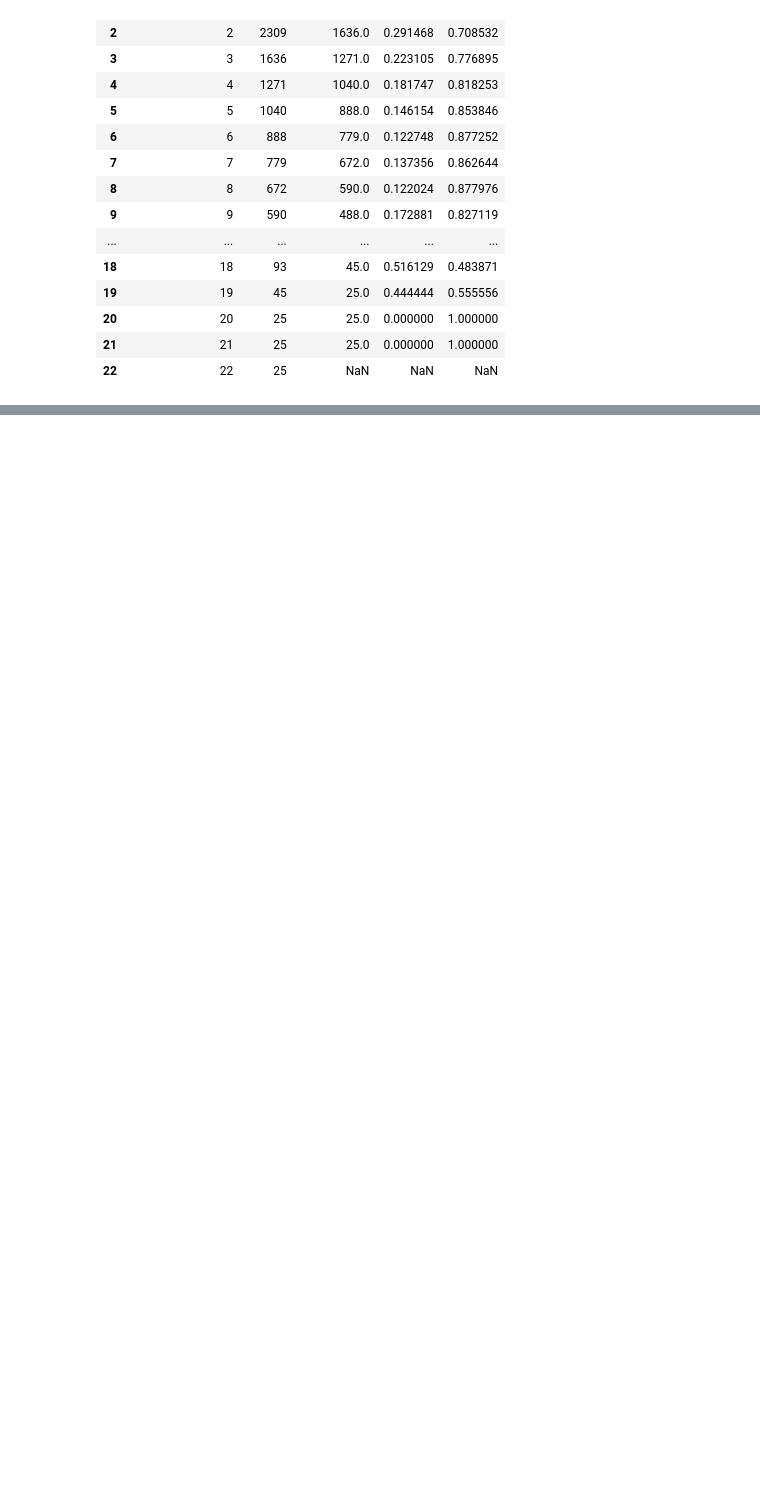
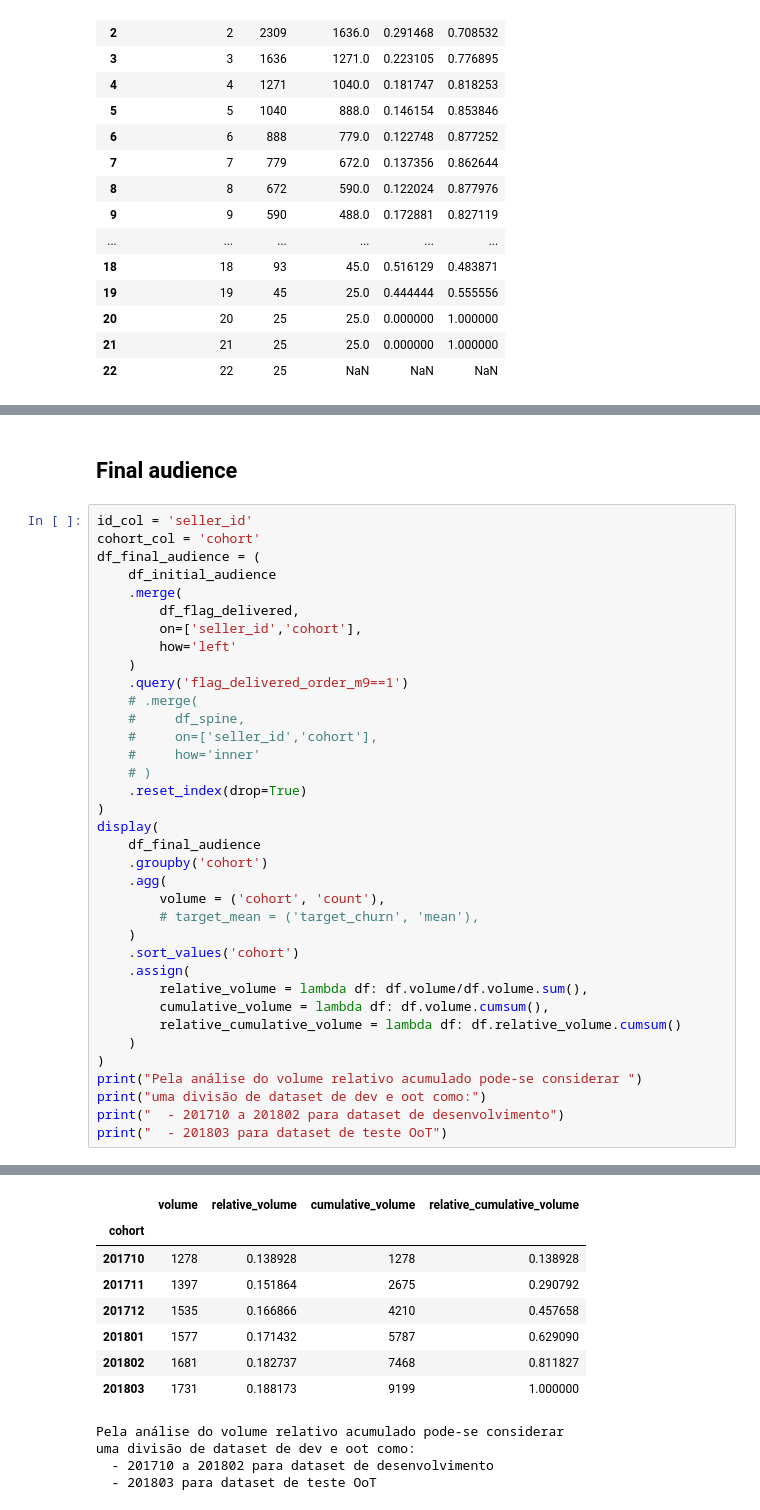
Before and after one commit to BrunoRammon/olist_project, a Jupyter notebook: notebooks/target_definition.ipynb, the cells around one changed output, grey strips where cells are left out. Cells and saved outputs as stored; diff of their text form; blank space fills up the shorter version.

```diff
--- a/notebooks/target_definition.ipynb
+++ b/notebooks/target_definition.ipynb
@@ -401,0 +572,39 @@ Observa-se que a partir de 6 meses de inatividade a taxa de recuperação é inf
+# %% [markdown]
+## Final audience
+# %%
+id_col = 'seller_id'
+cohort_col = 'cohort'
+df_final_audience = (
+    df_initial_audience
+    .merge(
+        df_flag_delivered,
+        on=['seller_id','cohort'],
+        how='left'
+    )
+    .query('flag_delivered_order_m9==1')
+    # .merge(
+    #     df_spine,
+    #     on=['seller_id','cohort'],
+    #     how='inner'
+    # )
+    .reset_index(drop=True)
+)
+display(
+    df_final_audience
+    .groupby('cohort')
+    .agg(
+        volume = ('cohort', 'count'),
+        # target_mean = ('target_churn', 'mean'),
+    )
+    .sort_values('cohort')
+    .assign(
+        relative_volume = lambda df: df.volume/df.volume.sum(),
+        cumulative_volume = lambda df: df.volume.cumsum(),
+        relative_cumulative_volume = lambda df: df.relative_volume.cumsum()
+    )
+)
+print("Pela análise do volume relativo acumulado pode-se considerar ")
+print("uma divisão de dataset de dev e oot como:")
+print("  - 201710 a 201802 para dataset de desenvolvimento")
+print("  - 201803 para dataset de teste OoT")
+# %% [output]
@@ -401,0 +612,12 @@ Observa-se que a partir de 6 meses de inatividade a taxa de recuperação é inf
+|  | volume | relative_volume | cumulative_volume | relative_cumulative_volume |
+| cohort |  |  |  |  |
+| 201710 | 1278 | 0.138928 | 1278 | 0.138928 |
+| 201711 | 1397 | 0.151864 | 2675 | 0.290792 |
+| 201712 | 1535 | 0.166866 | 4210 | 0.457658 |
+| 201801 | 1577 | 0.171432 | 5787 | 0.629090 |
+| 201802 | 1681 | 0.182737 | 7468 | 0.811827 |
+| 201803 | 1731 | 0.188173 | 9199 | 1.000000 |
+Pela análise do volume relativo acumulado pode-se considerar
+uma divisão de dataset de dev e oot como:
+  - 201710 a 201802 para dataset de desenvolvimento
+  - 201803 para dataset de teste OoT
```
Also changed, not shown: parts of 32 cells of this notebook.
